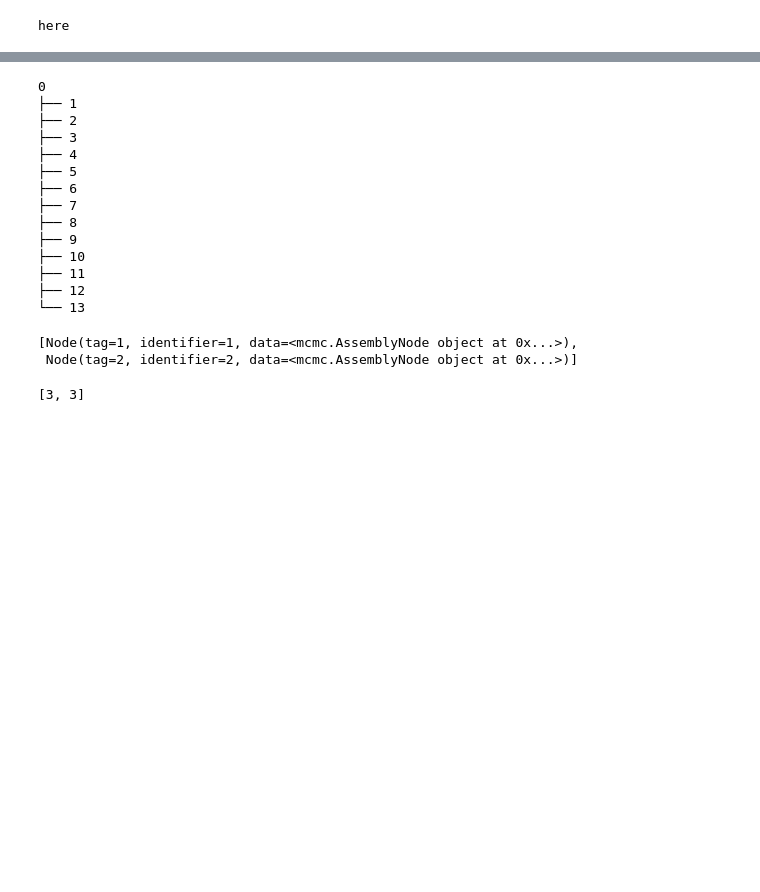
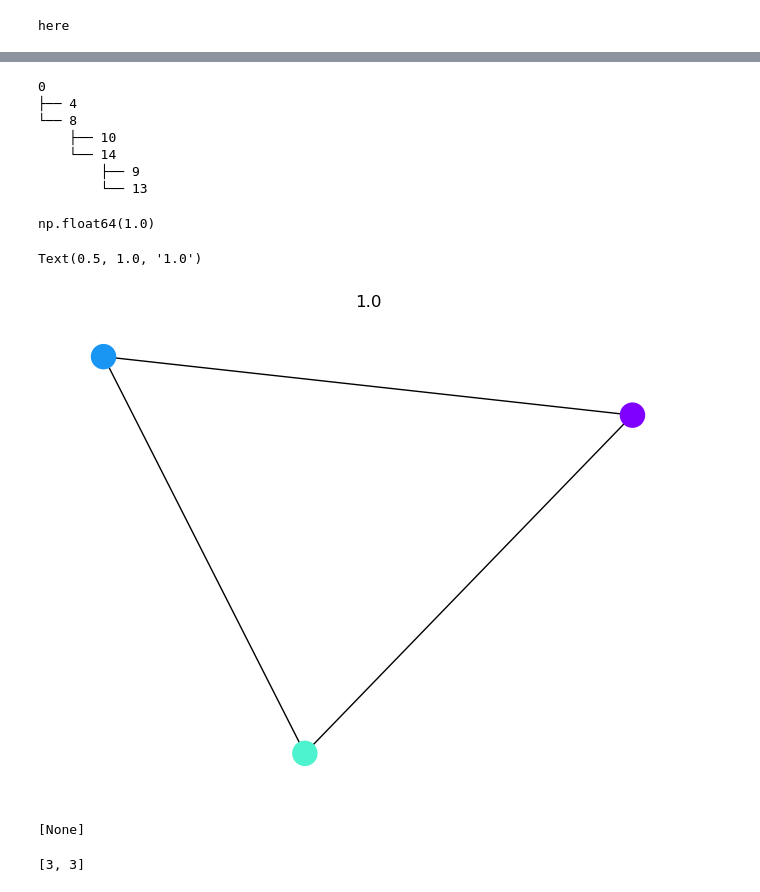
Before and after one commit to coryglover/NetDesign, a Jupyter notebook: notebooks/debug_mcmc.ipynb, the cells around one changed output, grey strips where cells are left out. Drawn from its saved outputs; the diff is of its cells as text; code cells hidden in the pictures; blank space fills up the shorter version.

```diff
--- a/notebooks/debug_mcmc.ipynb
+++ b/notebooks/debug_mcmc.ipynb
@@ -60,4 +65,5 @@ initial_tree = mcmc.AssemblyTree(target,X,O,capacity)
 # %%
 mcmc0 = mcmc.DesignMCMC(initial_tree)
+Tis = np.linspace(10,25,100)[::-1]
 # %%
-mcmc0.run_mcmc(10)
+mcmc0.run_mcmc(100,Tis)
@@ -64,17 +88,10 @@ mcmc0.run_mcmc(10)
 # %%
-mcmc0.cur_T.Tree.show()
+mcmc0.best_Ts[-1].Tree.show()
 # %% [output]
 0
-├── 1
-├── 2
-├── 3
 ├── 4
-├── 5
-├── 6
-├── 7
-├── 8
-├── 9
-├── 10
-├── 11
-├── 12
-└── 13
+└── 8
+    ├── 10
+    └── 14
+        ├── 9
+        └── 13
@@ -83,8 +98,17 @@ leaves = mcmc0.cur_T.Tree.leaves()
-# %%
-[leaf for leaf in leaves if len(leaf.data.nodes) > 2]
-# %% [output]
-[Node(tag=1, identifier=1, data=<mcmc.AssemblyNode object at 0x...>),
- Node(tag=2, identifier=2, data=<mcmc.AssemblyNode object at 0x...>)]
+# %%
+np.exp(mcmc0.best_logp)
+# %% [output]
+np.float64(1.0)
+# %%
+at.draw_network(mcmc0.best_Ts[0].Tree.get_node(8).data.subgraph[0],X)
+plt.title(mcmc0.best_Ts[0].Tree.get_node(8).data.p[0])
+# %% [output]
+Text(0.5, 1.0, '1.0')
+[figure, added]
+# %%
+mcmc0.cur_T.Tree.get_node(0).data.subgraph
+# %% [output]
+[None]
 # %%
 [len(leaf.data.nodes) for leaf in leaves if len(leaf.data.nodes) > 2]
 # %% [output]
```
Also changed, not shown: parts of 11 cells of this notebook, 2 other files.
